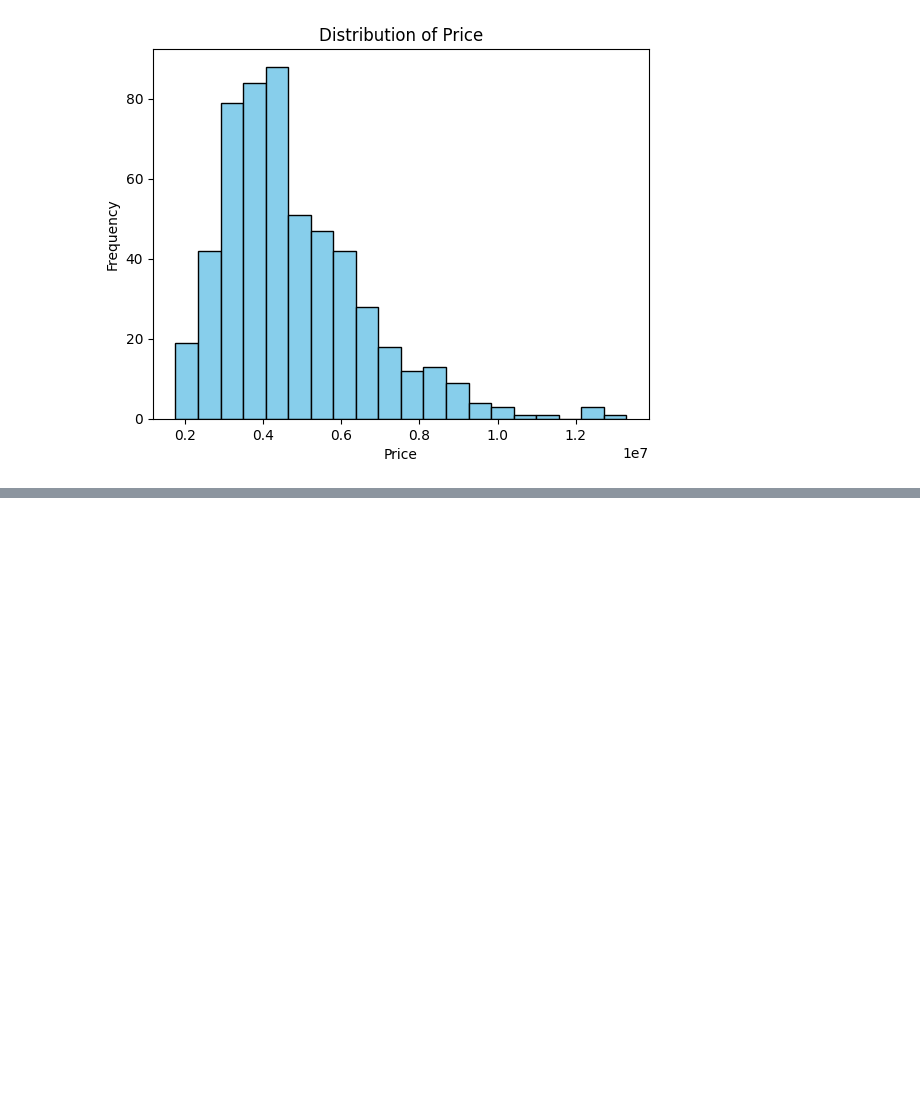
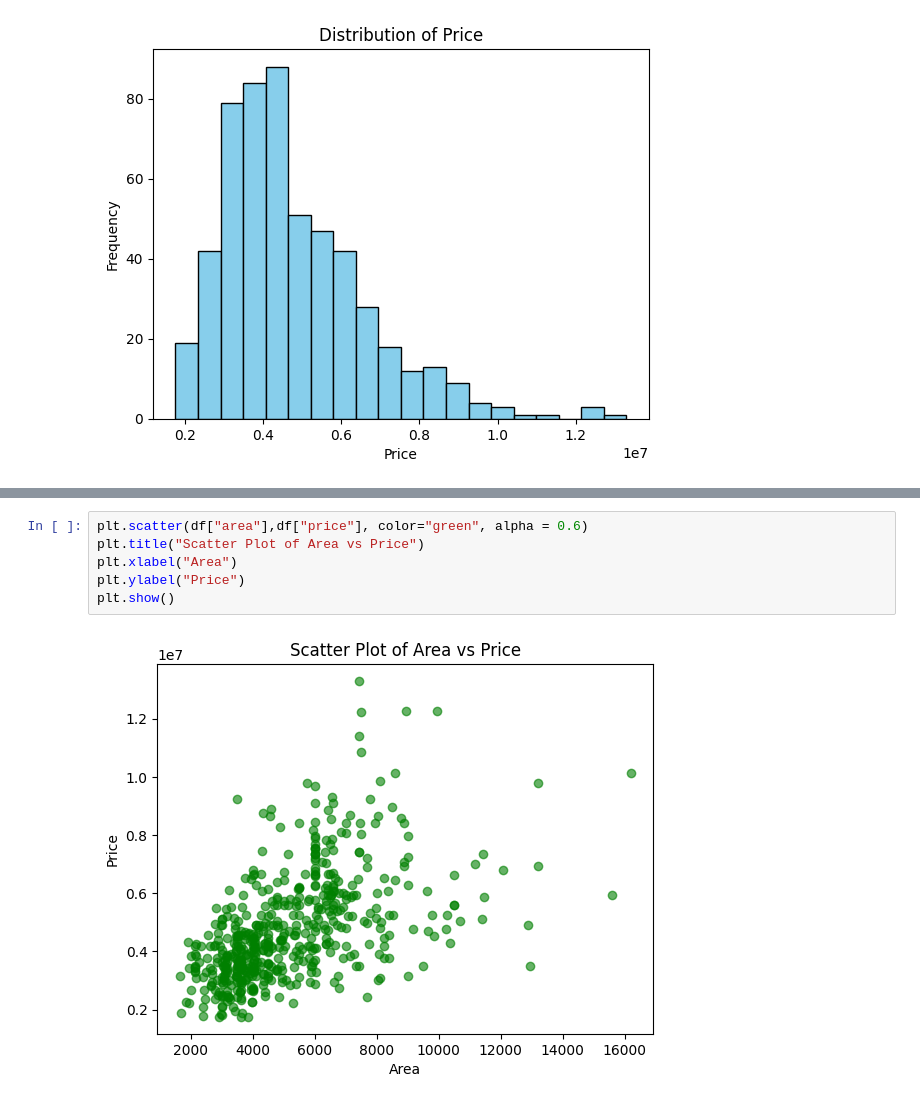
Before and after one commit to codewgarrett/House-Price-Prediction, a Jupyter notebook: HousePricePrediction.ipynb, the cells around one changed output, grey strips where cells are left out. Saved outputs shown, nothing was run; the diff lists cells and outputs as text; blank space fills up the shorter version.

```diff
--- a/HousePricePrediction.ipynb
+++ b/HousePricePrediction.ipynb
@@ -80,0 +114,8 @@ plt.show()
+# %%
+plt.scatter(df["area"],df["price"], color="green", alpha = 0.6)
+plt.title("Scatter Plot of Area vs Price")
+plt.xlabel("Area")
+plt.ylabel("Price")
+plt.show()
+# %% [output]
+[figure, added]
```
Also changed, not shown: parts of 41 cells of this notebook.
